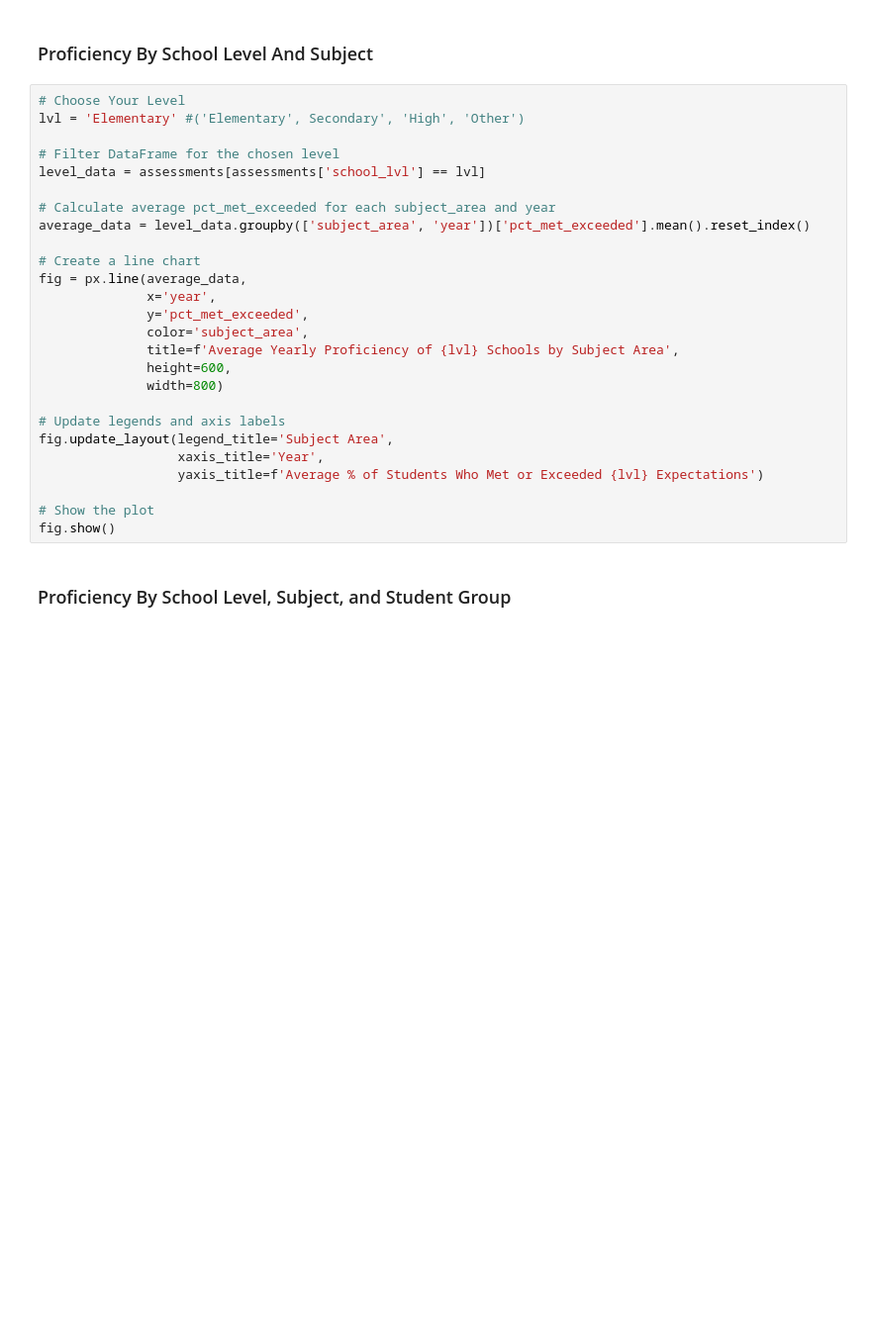
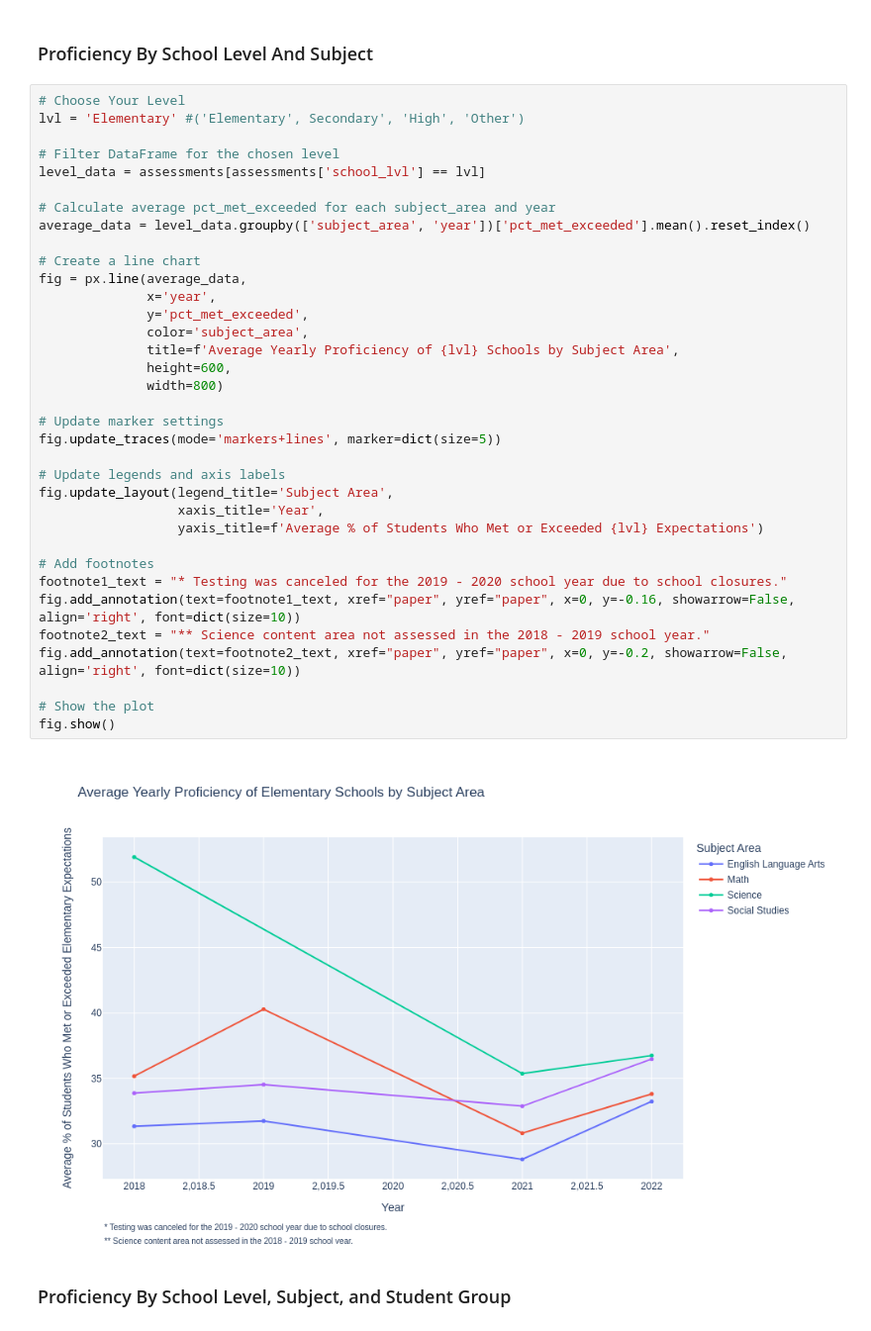
Before and after one commit to Claytor/Capstone_TN_COVID_School_Achievement_Impact, a Jupyter notebook: notebooks/assessments_plotly_test.ipynb, the cells around one changed output. Shown at 99% size. Drawn from its saved outputs; the diff is of its cells as text; blank space fills up the shorter version.

```diff
--- a/notebooks/assessments_plotly_test.ipynb
+++ b/notebooks/assessments_plotly_test.ipynb
@@ -37,29 +39,40 @@ fig.show()
 # %%
 # Choose Your Level
 lvl = 'Elementary' #('Elementary', Secondary', 'High', 'Other')
 
 # Filter DataFrame for the chosen level
 level_data = assessments[assessments['school_lvl'] == lvl]
 
 # Calculate average pct_met_exceeded for each subject_area and year
 average_data = level_data.groupby(['subject_area', 'year'])['pct_met_exceeded'].mean().reset_index()
 
 # Create a line chart
 fig = px.line(average_data,
               x='year',
               y='pct_met_exceeded',
               color='subject_area',
               title=f'Average Yearly Proficiency of {lvl} Schools by Subject Area',
               height=600,
               width=800)
 
+# Update marker settings
+fig.update_traces(mode='markers+lines', marker=dict(size=5))
+
 # Update legends and axis labels
 fig.update_layout(legend_title='Subject Area',
                   xaxis_title='Year',
                   yaxis_title=f'Average % of Students Who Met or Exceeded {lvl} Expectations')
 
+# Add footnotes
+footnote1_text = "* Testing was canceled for the 2019 - 2020 school year due to school closures."
+fig.add_annotation(text=footnote1_text, xref="paper", yref="paper", x=0, y=-0.16, showarrow=False, align='right', font=dict(size=10))
+footnote2_text = "** Science content area not assessed in the 2018 - 2019 school year."
+fig.add_annotation(text=footnote2_text, xref="paper", yref="paper", x=0, y=-0.2, showarrow=False, align='right', font=dict(size=10))
+
 # Show the plot
 fig.show()
+# %% [output]
+[figure, added]
 # %% [markdown]
 ### Proficiency By School Level, Subject, and Student Group
 # %%
```
Also changed, not shown: parts of 2 cells of this notebook.
